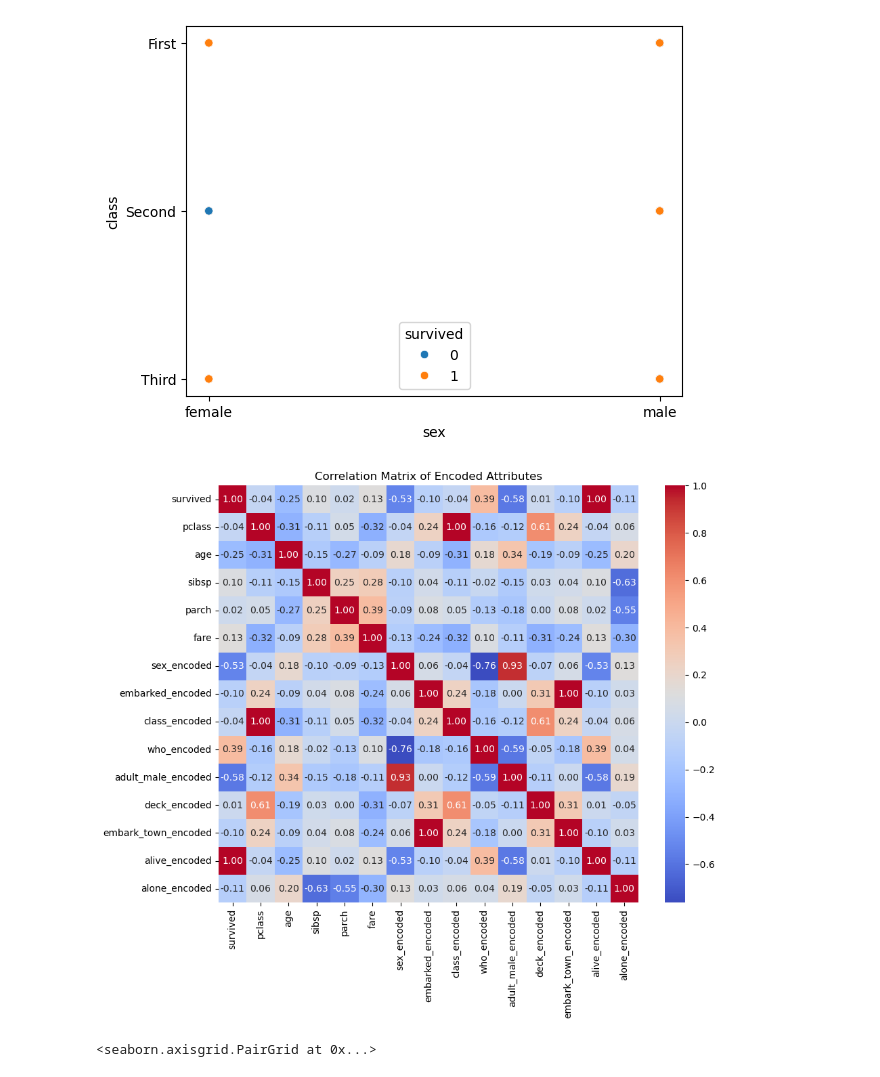
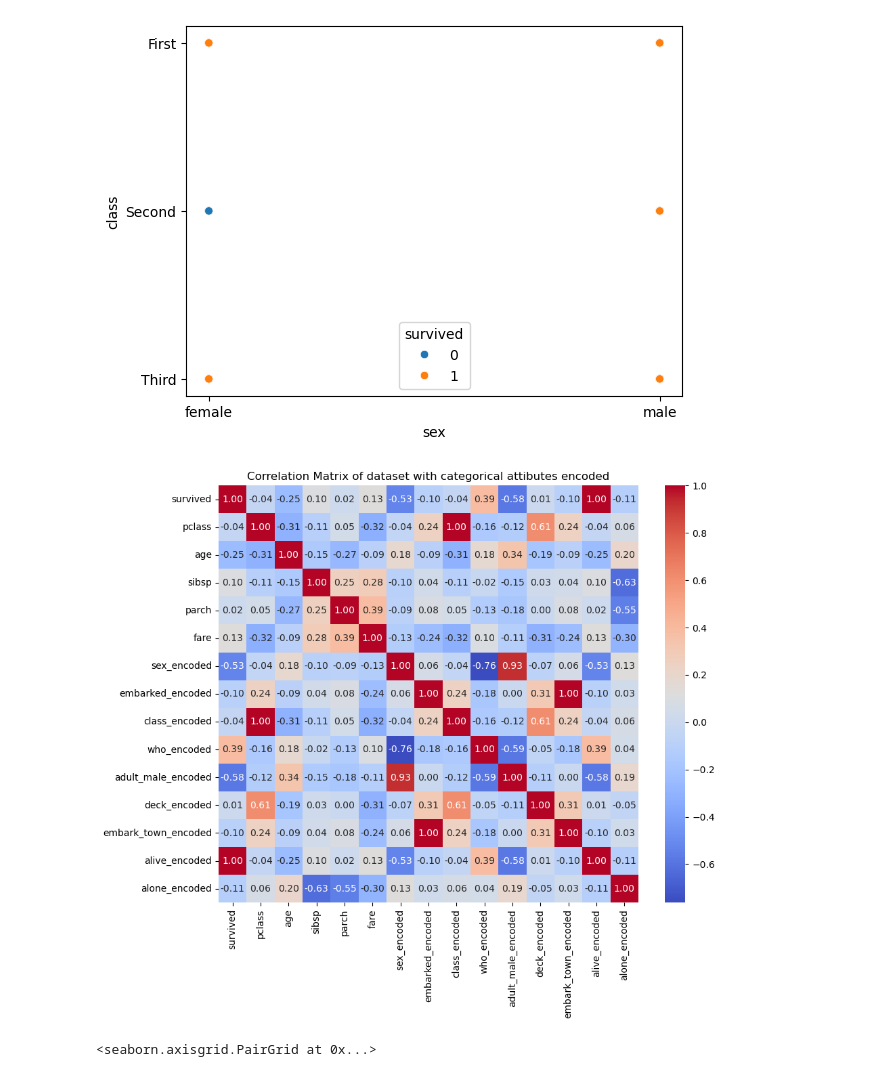
Before and after one commit to witorMao/mo809, a Jupyter notebook: lab3/lab4.ipynb, the cells around one changed output. Cells and saved outputs as stored; diff of their text form; code cells hidden in the pictures.

```diff
--- a/lab3/lab4.ipynb
+++ b/lab3/lab4.ipynb
@@ -88,25 +87,25 @@ sns.scatterplot(x='sex', y='class', data=dataset, hue='survived')
 # %%
 from sklearn.preprocessing import LabelEncoder
 le = LabelEncoder()
 dataset['sex_encoded'] = le.fit_transform(dataset['sex'])
 dataset['embarked_encoded'] = le.fit_transform(dataset['embarked'])
 dataset['class_encoded'] = le.fit_transform(dataset['class'])
 dataset['who_encoded'] = le.fit_transform(dataset['who'])
 dataset['adult_male_encoded'] = le.fit_transform(dataset['adult_male'])
 dataset['deck_encoded'] = le.fit_transform(dataset['deck'])
 dataset['embark_town_encoded'] = le.fit_transform(dataset['embark_town'])
 dataset['alive_encoded'] = le.fit_transform(dataset['alive'])
 dataset['alone_encoded'] = le.fit_transform(dataset['alone'])
 
 dataset_test = dataset.drop(['sex', 'embarked', 'class', 'who', 'adult_male', 'deck', 'embark_town', 'alive', 'alive', 'alone'], axis=1)
 
 correlation_matrix = dataset_test.corr()
 plt.figure(figsize=(10, 8))
 sns.heatmap(correlation_matrix, annot=True, cmap='coolwarm', fmt=".2f")
-plt.title('Correlation Matrix of Encoded Attributes')
+plt.title('Correlation Matrix of dataset with categorical attibutes encoded')
 plt.show()
 # %% [output]
-[figure, old version]
+[figure, new version]
 # %%
 sns.pairplot(data=dataset, hue='survived')
 # %% [output]
```
Also changed, not shown: parts of 1 cell of this notebook.
